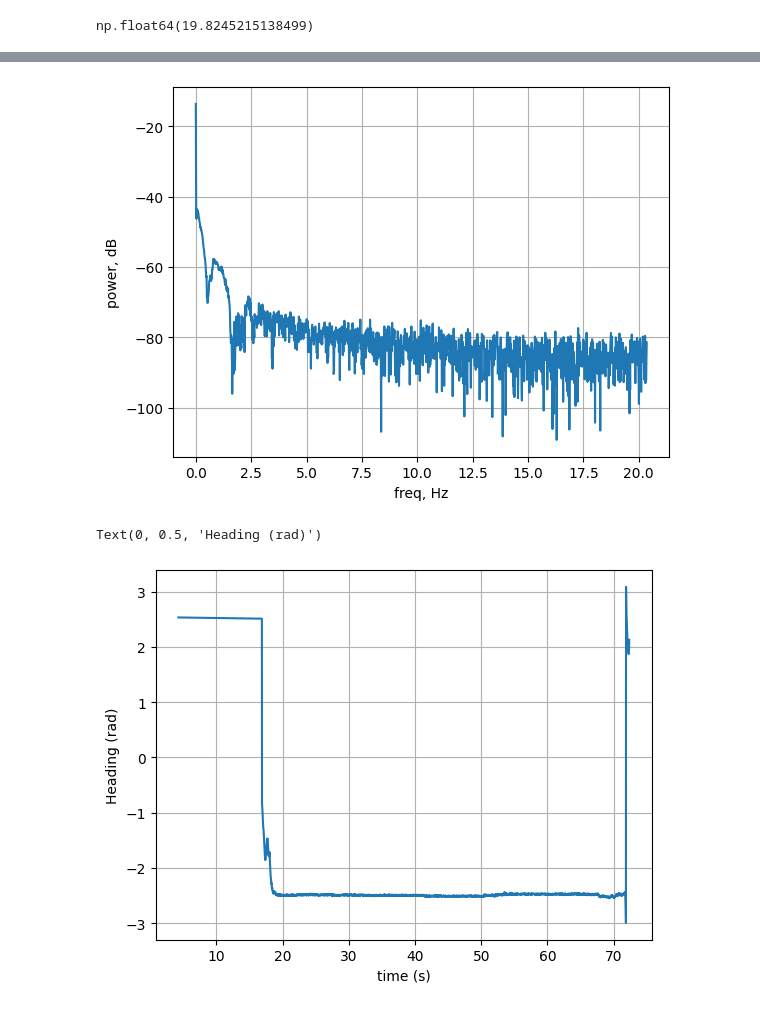
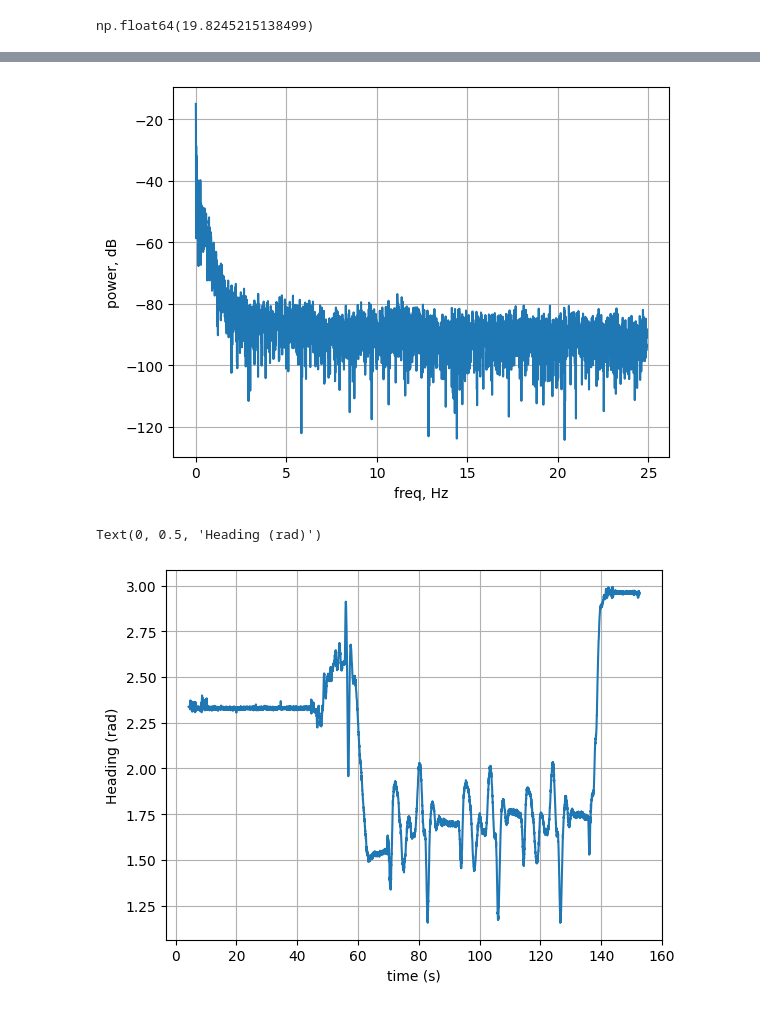
Before and after one commit to akmetko/Cognipilot_PB_tools, a Jupyter notebook: SD_logging_plotting.ipynb, the cells around one changed output, grey strips where cells are left out. Saved outputs shown, nothing was run; the diff lists cells and outputs as text; code cells hidden in the pictures.

```diff
--- a/SD_logging_plotting.ipynb
+++ b/SD_logging_plotting.ipynb
@@ -148,0 +173,2 @@ Note: you may need to restart the kernel to use updated packages.
+# %%
+data = process_log('data.pb')
@@ -229,18 +268,18 @@ plt.grid()
 # %%
 dt = 1.0/8000
-t_syn = np.arange(0, dt*len(data['mag']['mag_x']), dt)
-plot_power_spectrum(t=data['mag']['t'], x=data['mag']['mag_x'])
+t_syn = np.arange(0, dt*len(data['mag']['x']), dt)
+plot_power_spectrum(t=data['mag']['t'], x=data['mag']['x'])
 # %% [output]
-[figure, old version]
+[figure, new version]
 # %%
 import numpy as np
 
-angle = np.arctan2(data['mag']['mag_y'], data['mag']['mag_x'])
+angle = np.arctan2(data['mag']['y'], data['mag']['x'])
 plt.plot(data['mag']['t'], angle)
 plt.grid()
 plt.xlabel("time (s)")
 plt.ylabel("Heading (rad)")
 # %% [output]
 Text(0, 0.5, 'Heading (rad)')
-[figure, old version]
+[figure, new version]
 # %%
```
Also changed, not shown: parts of 20 cells of this notebook.
